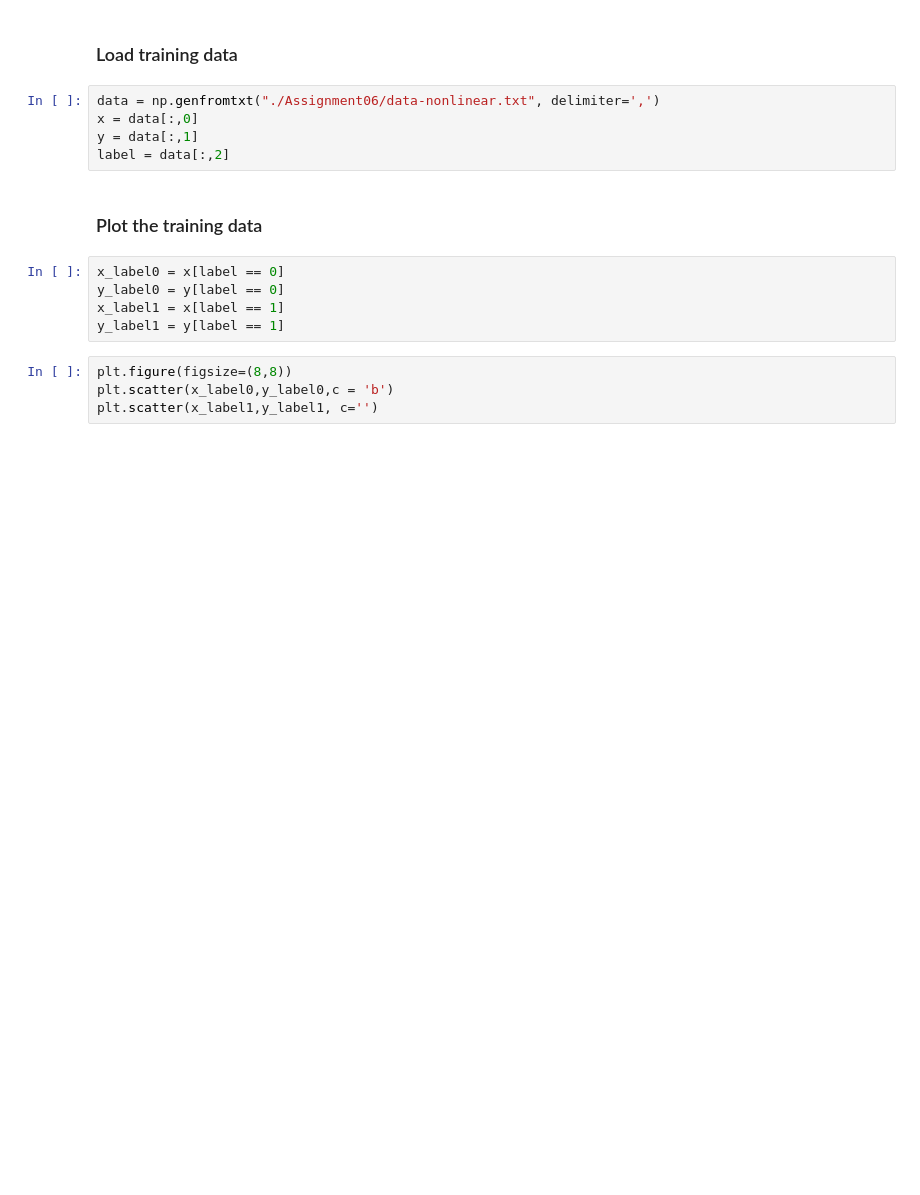
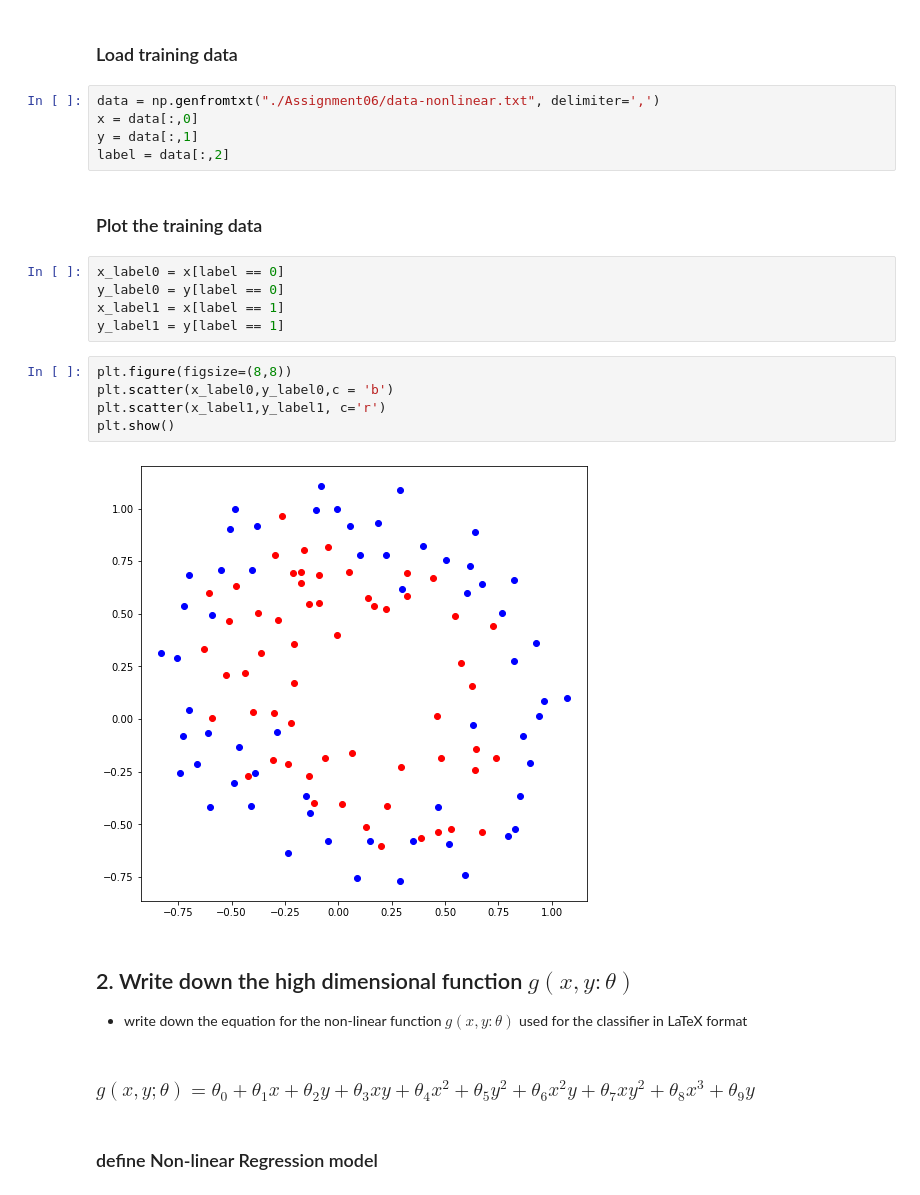
Before and after one commit to SooonChang/MIMP, a Jupyter notebook: Assignment06/Assignment06.ipynb, the cells around one changed output. Saved outputs shown, nothing was run; the diff lists cells and outputs as text; blank space fills up the shorter version.

Commit message:
Assignment06: 2.Write down the high dimensional function

```diff
--- a/Assignment06/Assignment06.ipynb
+++ b/Assignment06/Assignment06.ipynb
@@ -83,4 +77,14 @@ y_label1 = y[label == 1]
 # %%
 plt.figure(figsize=(8,8))
 plt.scatter(x_label0,y_label0,c = 'b')
-plt.scatter(x_label1,y_label1, c='')
+plt.scatter(x_label1,y_label1, c='r')
+plt.show()
+# %% [output]
+[figure, added]
+# %% [markdown]
+## 2. Write down the high dimensional function $g(x,y:\theta)$
+* write down the equation for the non-linear function $g(x,y:\theta)$ used for the classifier in LaTeX format
+# %% [markdown]
+### $g(x,y;\theta) = \theta_0 + \theta_1x + \theta_2y + \theta_3xy + \theta_4x^2 +\theta_5y^2 + \theta_6x^2y + \theta_7xy^2 + \theta_8x^3 + \theta_9y$
+# %% [markdown]
+### define Non-linear Regression model
```
Also changed, not shown: parts of 8 cells of this notebook.
